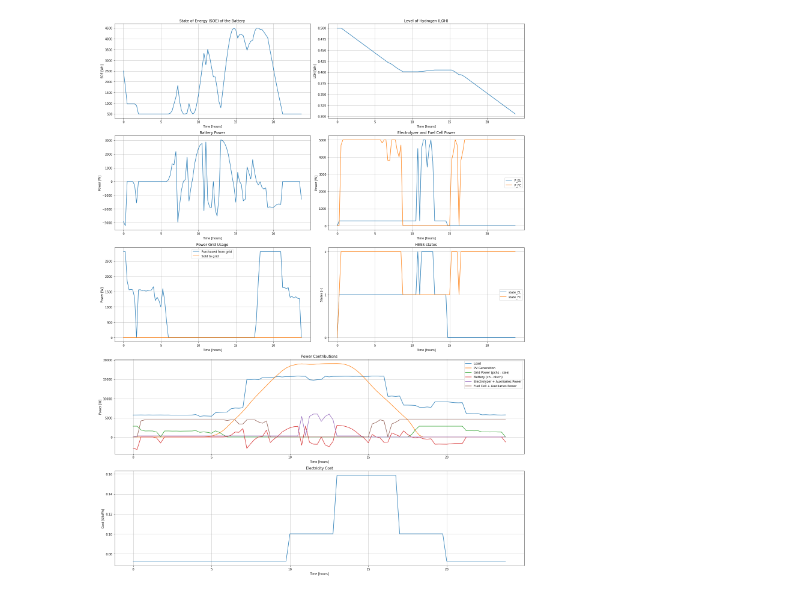
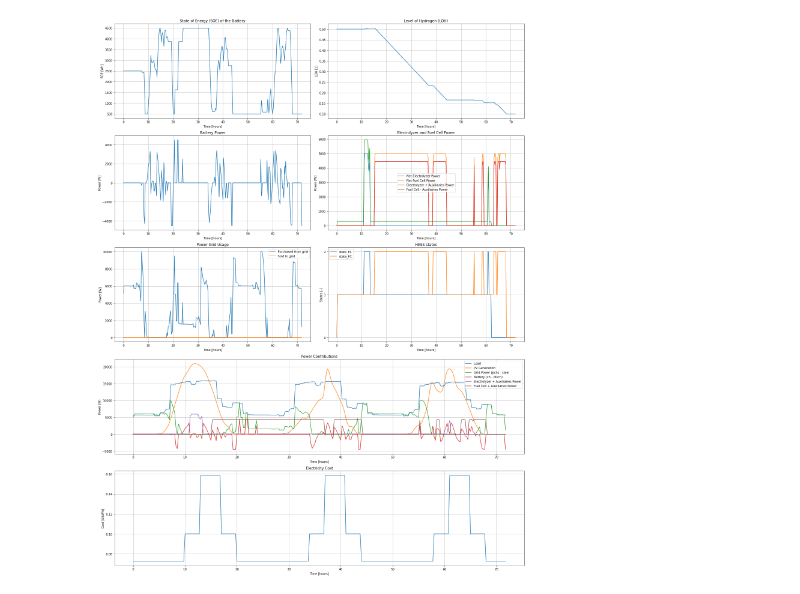
Before and after one commit to AlienorHamoir/hess, a Jupyter notebook: MPC-FMU/MPC_constraints.ipynb, the cells around one changed output. Drawn from its saved outputs; the diff is of its cells as text; code cells hidden in the pictures.

```diff
--- a/MPC-FMU/MPC_constraints.ipynb
+++ b/MPC-FMU/MPC_constraints.ipynb
@@ -1253,7 +1408,7 @@ P_grid_max = 2800 # (W)
 
 elec_prices = pd.read_csv('electricity_prices.csv')
 c_el = elec_prices['High Season Weekday'].values #price $/kWh
-c_el_2d = np.tile(c_el, 2)
+c_el_3d = np.tile(c_el, 3)
 
 
 forecasts = pd.read_csv('forecasts.csv')
@@ -1353,7 +1494,7 @@ plt.subplot(5, 2, 2)
 plt.plot(time[:-1], LOH_opt[:-1])
 plt.title('Level of Hydrogen (LOH)')
 plt.xlabel('Time [hours]')
-plt.ylabel('LOH [Wh]')
+plt.ylabel('LOH [1]')
 plt.grid(True)
 
 # Plot P_grid
@@ -1368,8 +1509,12 @@ plt.grid(True)
 
 # Plot P_EL and P_FC
 plt.subplot(5, 2, 4)
-plt.plot(time[:-1], P_EL_opt + P_EL_STB * delta_STB_EL_opt, label='P_EL')
-plt.plot(time[:-1], P_FC_opt + P_FC_STB * delta_STB_FC_opt, label='P_FC')
+plt.plot(time[:-1], P_EL_opt, label='Net Electrolyzer Power')
+plt.plot(time[:-1], P_FC_opt, label='Net Fuel Cell Power')
+#plt.plot(time[:-1], 1.19 * P_EL_opt, label='Electrolyzer + Auxiliaries Power')
+#plt.plot(time[:-1], 0.89 * P_FC_opt, label='Fuel Cell - Auxiliaries Power')
+plt.plot(time[:-1], 1.19*P_EL_opt  + P_EL_STB * delta_STB_EL_opt, label='Electrolyzer + Auxiliaries Power')
+plt.plot(time[:-1], 0.89*P_FC_opt - P_FC_STB * delta_STB_FC_opt, label='Fuel Cell - Auxiliaries Power')
 plt.title('Electrolyzer and Fuel Cell Power')
 plt.xlabel('Time [hours]')
 plt.ylabel('Power [W]')
@@ -1393,40 +1538,42 @@ plt.xlabel('Time [hours]')
 plt.ylabel('States [-]')
 plt.yticks([0, 1, 2])
 plt.legend()
 plt.grid(True)
 
 # Plot c_el (Electricity Cost)
 plt.subplot(5, 2, (9, 10))
-plt.plot(time[:-1], c_el)
+plt.plot(time[:-1], c_el_3d[:N])
 plt.title('Electricity Cost')
 plt.xlabel('Time [hours]')
 plt.ylabel('Cost [$/kWh]')
 plt.grid(True)
 
 # Plot all power contributions
 plt.subplot(5, 2, (7, 8))
-plt.plot(time[:-1], load[:N], label='Load')
-plt.plot(time[:-1], pv[:N], label='PV Generation')
+plt.plot(time[:-1], load[4*96:4*96+N], label='Load')
+plt.plot(time[:-1], pv[4*96:4*96+N], label='PV Generation')
 plt.plot(time[:-1], P_grid_pchs_opt - P_grid_sale_opt , label='Grid Power (pchs - sale)')
 plt.plot(time[:-1], P_batt_opt , label='Battery (ch - disch)')
 #plt.plot(time[:-1], P_EL_opt, label='Net Electrolyzer Power')
 #plt.plot(time[:-1], P_FC_opt, label='Net Fuel Cell Power')
-plt.plot(time[:-1], 1.19*P_EL_opt + P_EL_STB * delta_STB_EL_opt, label='Electrolyzer + Auxiliaries Power')
-plt.plot(time[:-1], 0.89*P_FC_opt + P_FC_STB * delta_STB_FC_opt, label='Fuel Cell + Auxiliaries Power')
+#plt.plot(time[:-1], 1.19*P_EL_opt, label='Electrolyzer + Auxiliaries Power')
+#plt.plot(time[:-1], 0.89*P_FC_opt, label='Fuel Cell - Auxiliaries Power')
+plt.plot(time[:-1], 1.19 * P_EL_opt + P_EL_STB * delta_STB_EL_opt, label='Electrolyzer + Auxiliaries Power')
+plt.plot(time[:-1], 0.89 * P_FC_opt - P_FC_STB * delta_STB_FC_opt, label='Fuel Cell + Auxiliaries Power')
 plt.title('Power Contributions')
 plt.xlabel('Time [hours]')
 plt.ylabel('Power [W]')
 plt.legend()
 plt.grid(True)
 
 
-plt.savefig('MPC_V4_weight=1000_sale=0_Aux.pdf', format='pdf')
+plt.savefig('MPC_V4_4.6.pdf', format='pdf')
 
 
 plt.tight_layout()
 plt.show()
 # %% [output]
-[figure, old version]
+[figure, new version]
 # %%
 # Plot all power contributions - sgn convention
 plt.figure(figsize=(16, 8))
```
Also changed, not shown: parts of 21 cells of this notebook, 1 other file.
